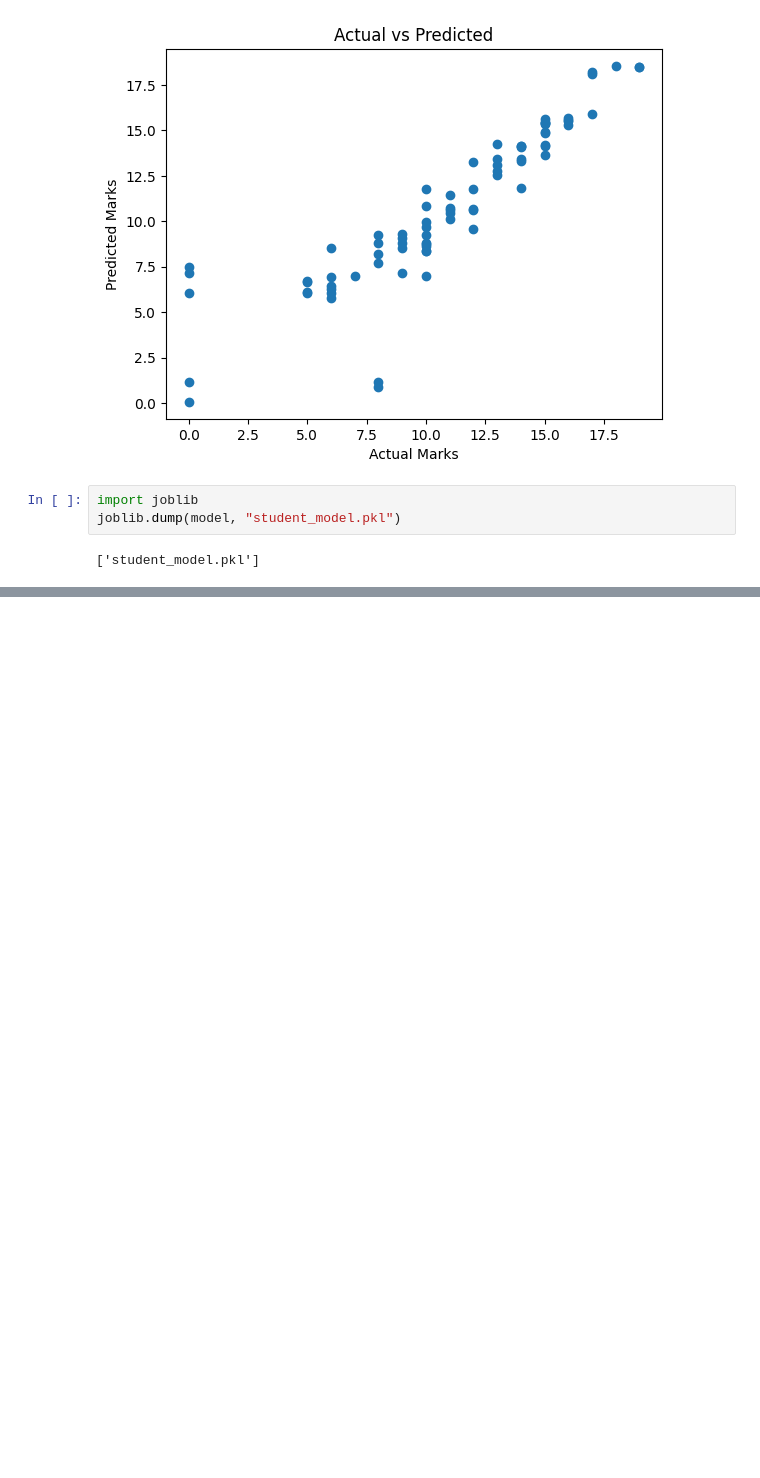
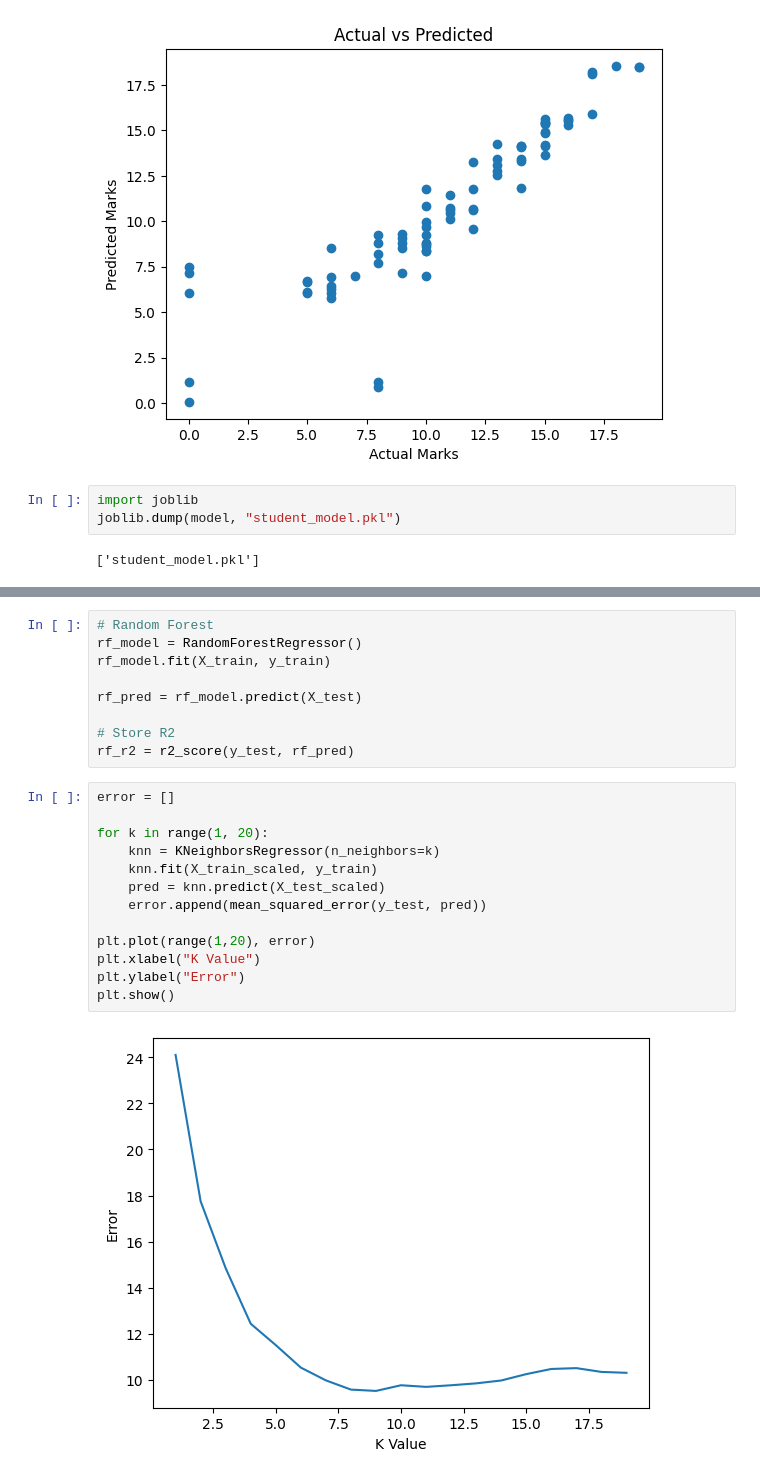
Before and after one commit to rasikacs23172/mechine-learning-tae, a Jupyter notebook: taemodule1.ipynb, the cells around one changed output, grey strips where cells are left out. Saved outputs shown, nothing was run; the diff lists cells and outputs as text; blank space fills up the shorter version.

```diff
--- a/taemodule1.ipynb
+++ b/taemodule1.ipynb
@@ -362,0 +423,24 @@ joblib.dump(model, "student_model.pkl")
+# %%
+# Random Forest
+rf_model = RandomForestRegressor()
+rf_model.fit(X_train, y_train)
+
+rf_pred = rf_model.predict(X_test)
+
+# Store R2
+rf_r2 = r2_score(y_test, rf_pred)
+# %%
+error = []
+
+for k in range(1, 20):
+    knn = KNeighborsRegressor(n_neighbors=k)
+    knn.fit(X_train_scaled, y_train)
+    pred = knn.predict(X_test_scaled)
+    error.append(mean_squared_error(y_test, pred))
+
+plt.plot(range(1,20), error)
+plt.xlabel("K Value")
+plt.ylabel("Error")
+plt.show()
+# %% [output]
+[figure, added]
```
Also changed, not shown: parts of 16 cells of this notebook.
